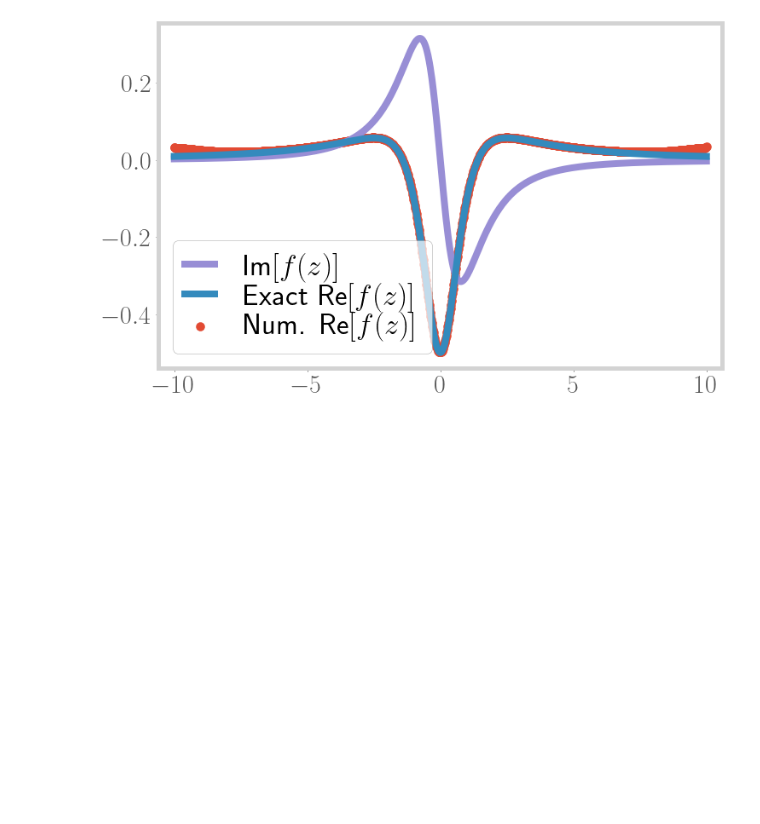
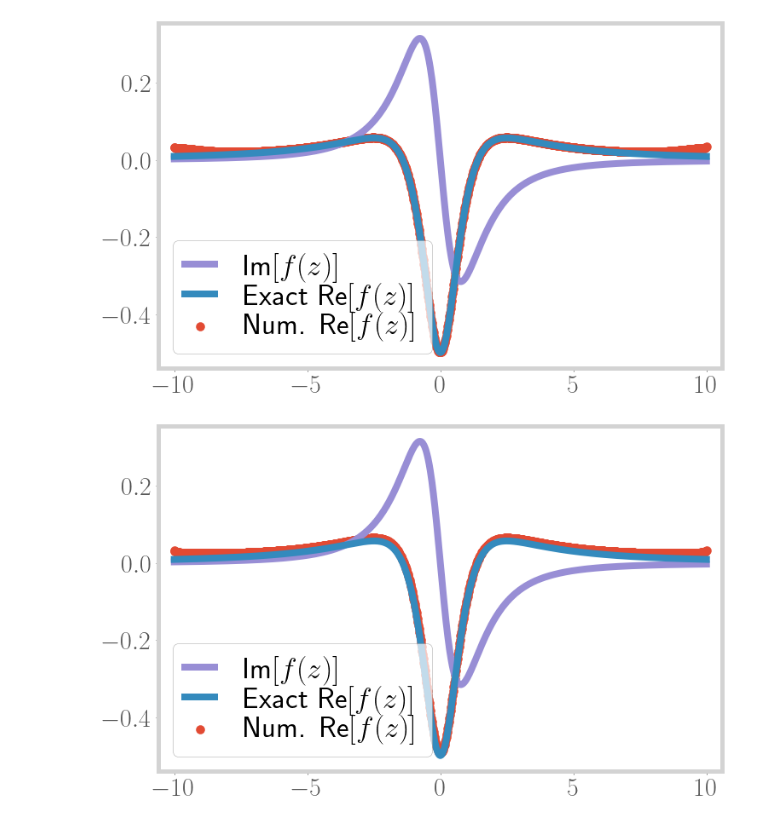
Before and after one commit to abhirup-m/Tiling-Embedded-Esiam, a Jupyter notebook: kkt.ipynb, the cells around one changed output. Drawn from its saved outputs; the diff is of its cells as text; code cells hidden in the pictures; blank space fills up the shorter version.

```diff
--- a/kkt.ipynb
+++ b/kkt.ipynb
@@ -134,3 +134,24 @@ def example3():
 example3()
 # %% [output]
 [figure]
+# %%
+def example4():
+    w_list = np.linspace(-10, 10, 1001)
+
+    func = 1/((w_list + 1j) * (w_list + 2j))
+    Im_func = func.imag
+
+    # Re_func = kkt(w_list, Im_func)
+    full_func = signal.hilbert(Im_func)
+    Re_func = -np.imag(full_func)
+    Re_func_exact = func.real
+
+    plt.plot(w_list,Im_func,color=cols[2], label=r"$\text{Im}[f(z)]$")
+    plt.plot(w_list,Re_func_exact,color=cols[1], label=r"Exact $\text{Re}[f(z)]$")
+    plt.scatter(w_list,Re_func,color=cols[0], label=r"Num. $\text{Re}[f(z)]$")
+    plt.legend()
+    plt.show()
+
+example4()
+# %% [output]
+[figure, added]
```
Also changed, not shown: 2 other files.
